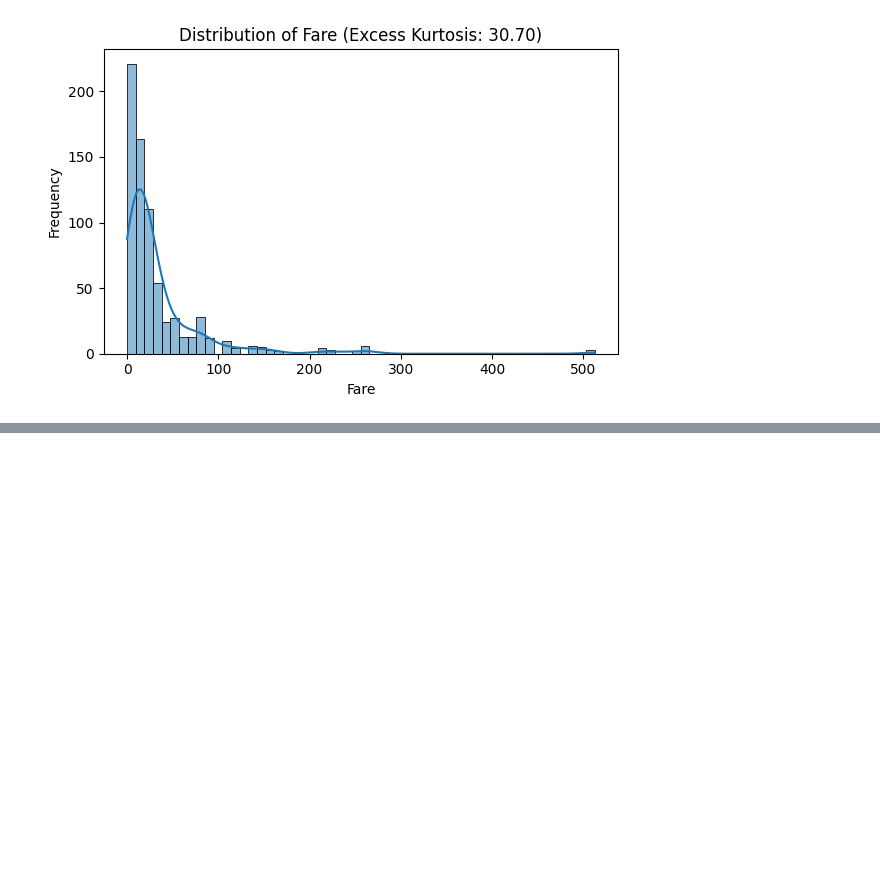
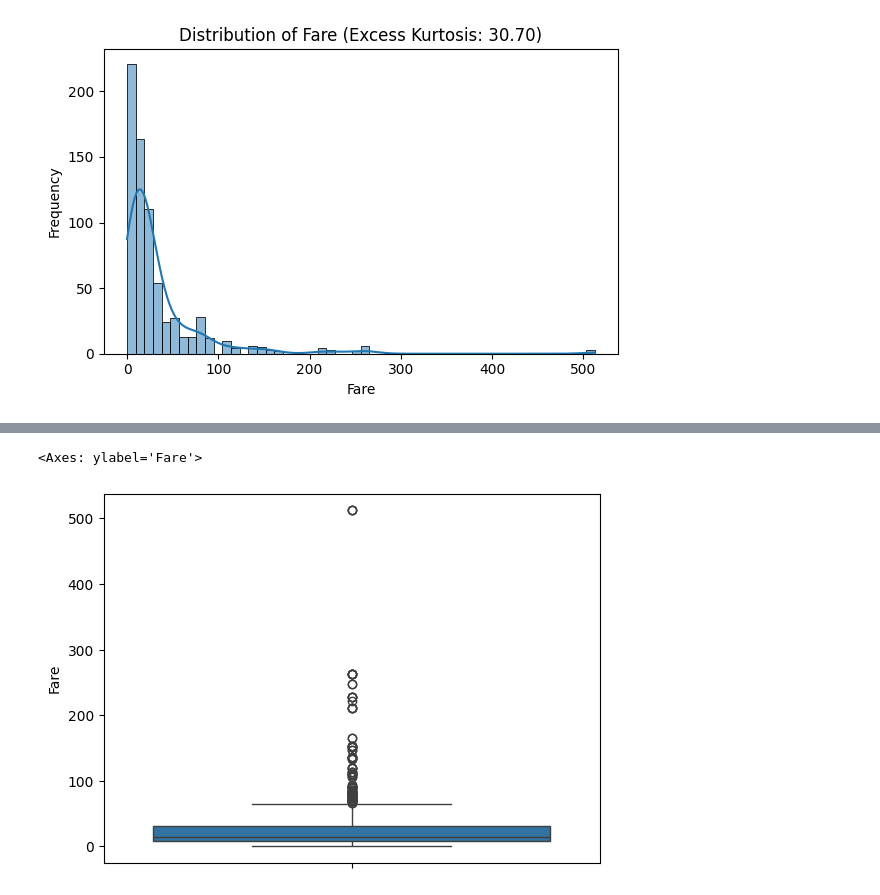
Before and after one commit to rahulyeldi/data-science-statistics-journey, a Jupyter notebook: notebooks/Descriptive_Statistics.ipynb, the cells around one changed output, grey strips where cells are left out. Saved outputs shown, nothing was run; the diff lists cells and outputs as text; code cells hidden in the pictures; blank space fills up the shorter version.

```diff
--- a/notebooks/Descriptive_Statistics.ipynb
+++ b/notebooks/Descriptive_Statistics.ipynb
@@ -249,0 +297,5 @@ dtype: float64
+# %%
+sns.boxplot(df['Fare'])
+# %% [output]
+<Axes: ylabel='Fare'>
+[figure, added]
```
Also changed, not shown: parts of 12 cells of this notebook.
